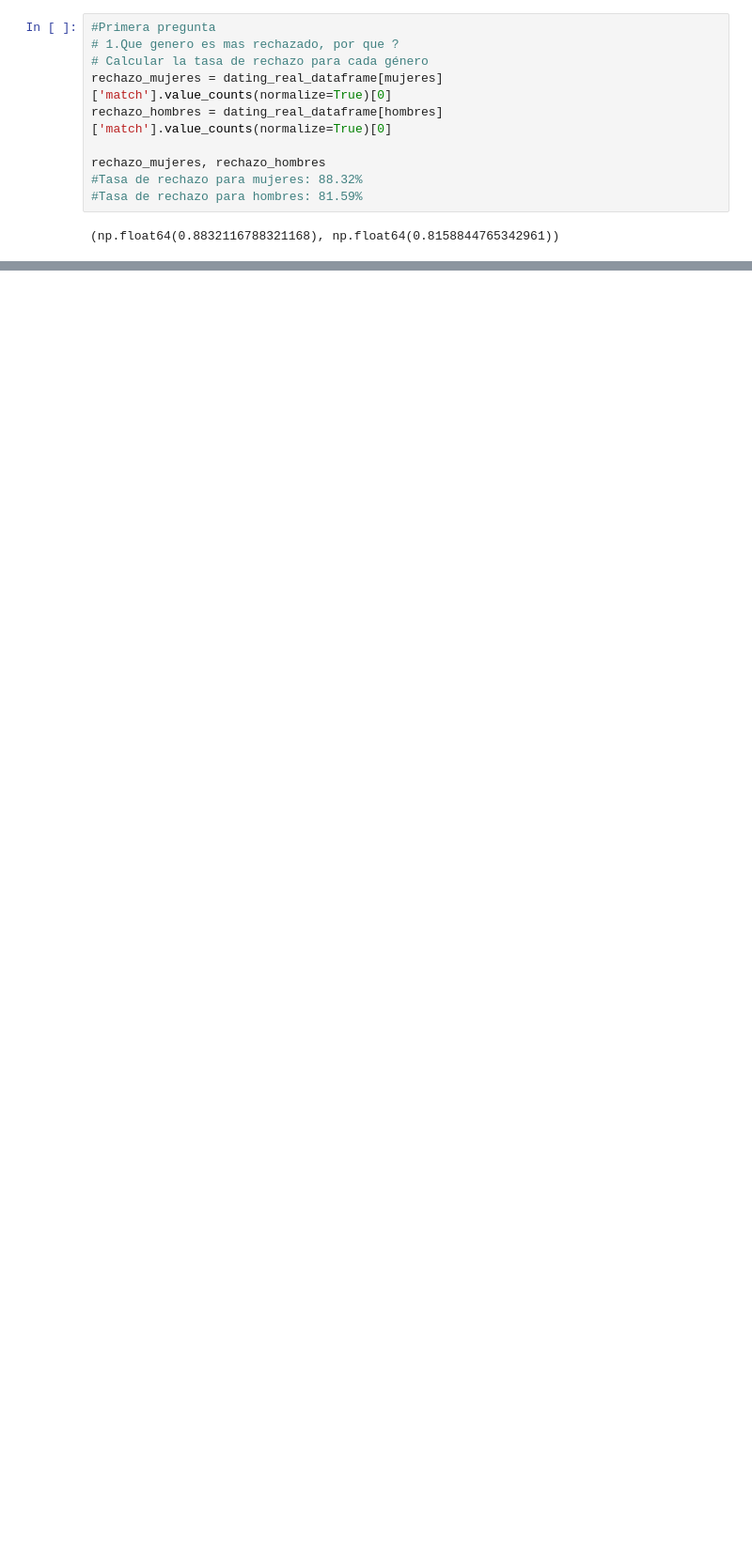
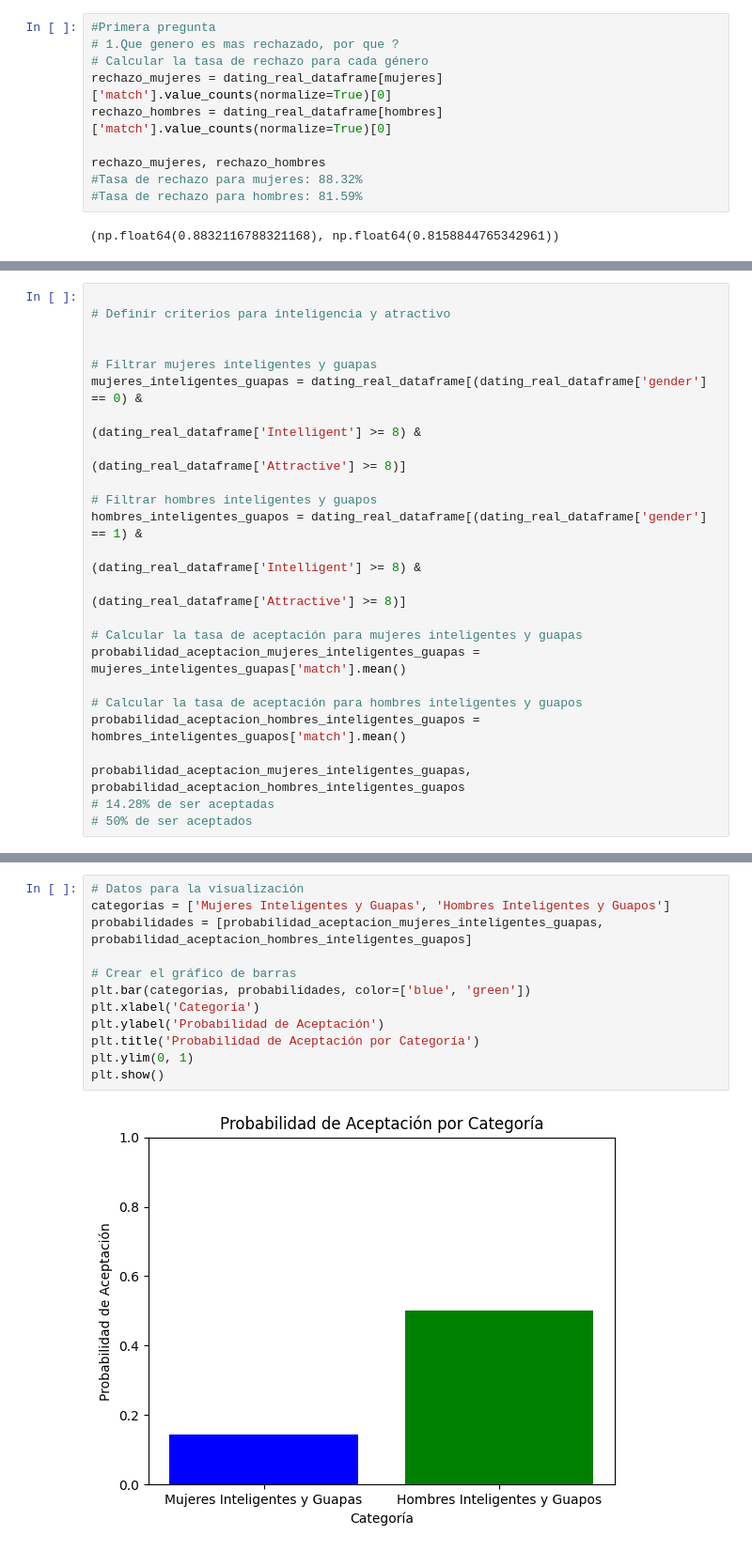
Before and after one commit to unmetro/PrograCienciasDeDatos, a Jupyter notebook: ProyectoProgra/Proyecto_progra.ipynb, the cells around one changed output, grey strips where cells are left out. Shown at 94% size. Drawn from its saved outputs; the diff is of its cells as text; blank space fills up the shorter version.

```diff
--- a/ProyectoProgra/Proyecto_progra.ipynb
+++ b/ProyectoProgra/Proyecto_progra.ipynb
@@ -378,0 +290,24 @@ caracteristicas_mujeres_aceptadas.iloc[0],salario_mujeres_aceptadas, caracterist
+# %%
+
+# Definir criterios para inteligencia y atractivo
+
+
+# Filtrar mujeres inteligentes y guapas
+mujeres_inteligentes_guapas = dating_real_dataframe[(dating_real_dataframe['gender'] == 0) &
+                                                    (dating_real_dataframe['Intelligent'] >= 8) &
+                                                    (dating_real_dataframe['Attractive'] >= 8)]
+
+# Filtrar hombres inteligentes y guapos
+hombres_inteligentes_guapos = dating_real_dataframe[(dating_real_dataframe['gender'] == 1) &
+                                                    (dating_real_dataframe['Intelligent'] >= 8) &
+                                                    (dating_real_dataframe['Attractive'] >= 8)]
+
+# Calcular la tasa de aceptación para mujeres inteligentes y guapas
+probabilidad_aceptacion_mujeres_inteligentes_guapas = mujeres_inteligentes_guapas['match'].mean()
+
+# Calcular la tasa de aceptación para hombres inteligentes y guapos
+probabilidad_aceptacion_hombres_inteligentes_guapos = hombres_inteligentes_guapos['match'].mean()
+
+probabilidad_aceptacion_mujeres_inteligentes_guapas, probabilidad_aceptacion_hombres_inteligentes_guapos
+# 14.28% de ser aceptadas
+# 50% de ser aceptados
@@ -378,0 +316,14 @@ caracteristicas_mujeres_aceptadas.iloc[0],salario_mujeres_aceptadas, caracterist
+# %%
+# Datos para la visualización
+categorias = ['Mujeres Inteligentes y Guapas', 'Hombres Inteligentes y Guapos']
+probabilidades = [probabilidad_aceptacion_mujeres_inteligentes_guapas, probabilidad_aceptacion_hombres_inteligentes_guapos]
+
+# Crear el gráfico de barras
+plt.bar(categorias, probabilidades, color=['blue', 'green'])
+plt.xlabel('Categoría')
+plt.ylabel('Probabilidad de Aceptación')
+plt.title('Probabilidad de Aceptación por Categoría')
+plt.ylim(0, 1)
+plt.show()
+# %% [output]
+[figure, added]
```
Also changed, not shown: parts of 23 cells of this notebook.
